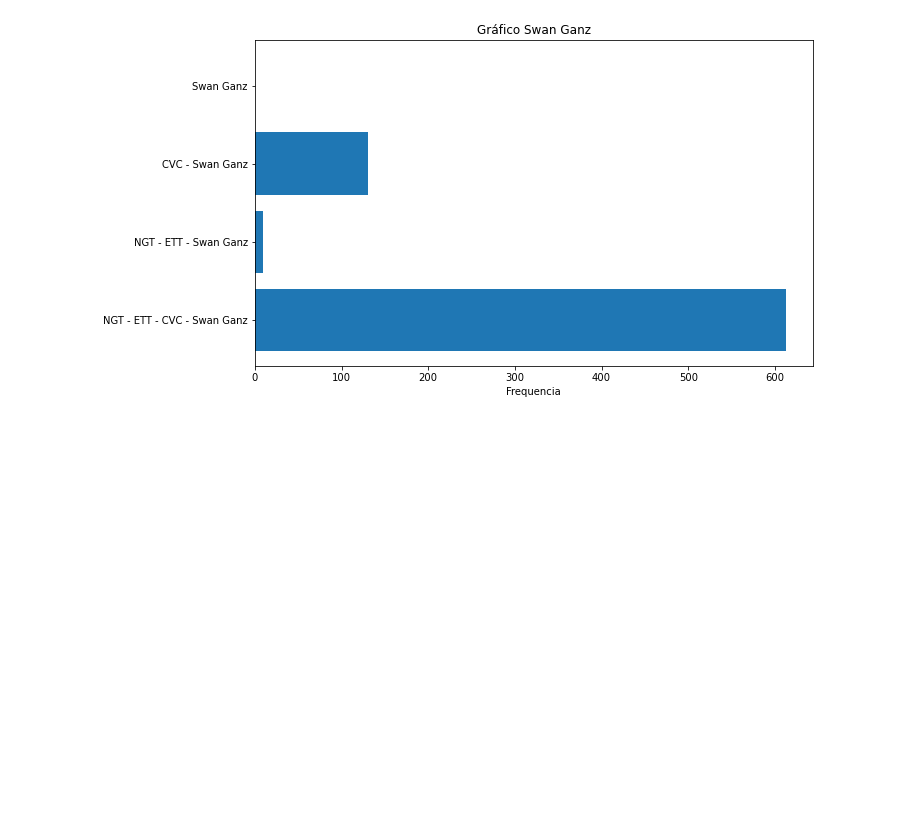
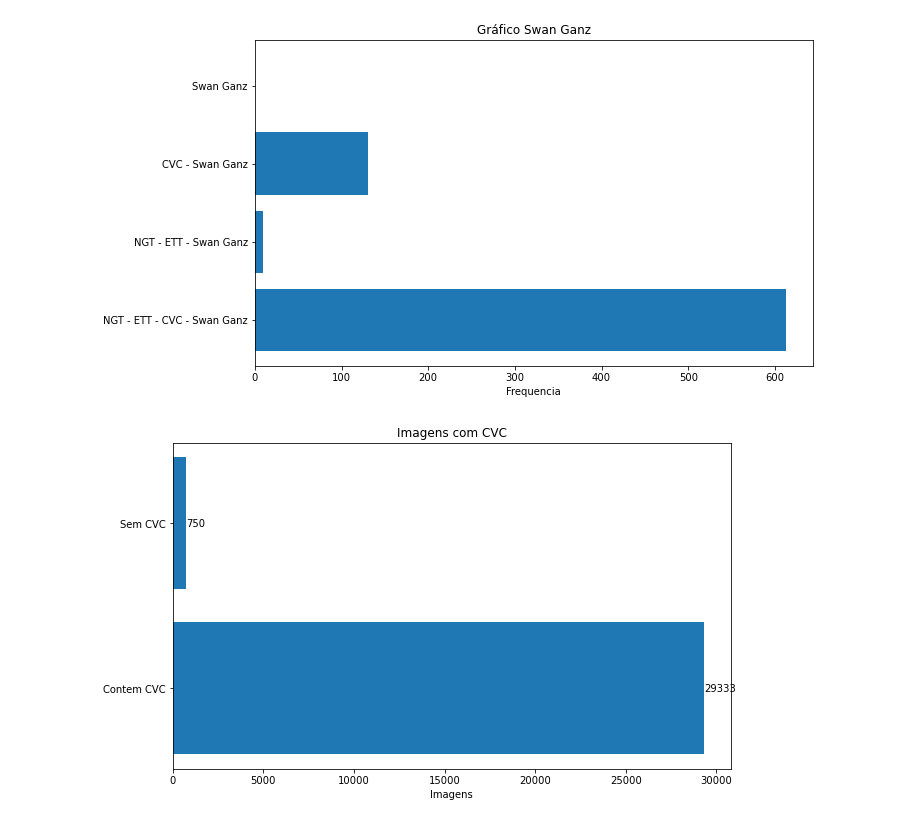
Before and after one commit to bjbomfim/CatheterClassify, a Jupyter notebook: Analise_Dataset_Train/AnaliseDataset.ipynb, the cells around one changed output. Saved outputs shown, nothing was run; the diff lists cells and outputs as text; code cells hidden in the pictures; blank space fills up the shorter version.

```diff
--- a/Analise_Dataset_Train/AnaliseDataset.ipynb
+++ b/Analise_Dataset_Train/AnaliseDataset.ipynb
@@ -453,3 +456,22 @@ plt.show()
 # %% [output]
 [613, 10, 131, 0]
 [figure]
+# %%
+cvc_sum = len(raio_x_invasive_proce.loc[(raio_x_invasive_proce['CVC - Abnormal'] == 1)|(raio_x_invasive_proce['CVC - Borderline'] == 1)|(raio_x_invasive_proce['CVC - Normal'] == 1)])
+not_cvc = raio_x_invasive_proce.loc[(raio_x_invasive_proce['CVC - Abnormal'] == 0)&(raio_x_invasive_proce['CVC - Borderline'] == 0)&(raio_x_invasive_proce['CVC - Normal'] == 0)].count()['CVC - Abnormal']
+
+values_Cvc = [cvc_sum, not_cvc]
+labels_Cvc = ['Contem CVC', 'Sem CVC']
+
+plt.figure(figsize=(10, 6))
+plt.barh(labels_Cvc, values_Cvc)
+
+plt.xlabel('Imagens')
+plt.title('Imagens com CVC')
+
+for i, v in enumerate(values_Cvc):
+    plt.text(v, i, f'{v}', va='center')
+
+plt.show()
+# %% [output]
+[figure, added]
```
Also changed, not shown: parts of 12 cells of this notebook, 3 other files.
